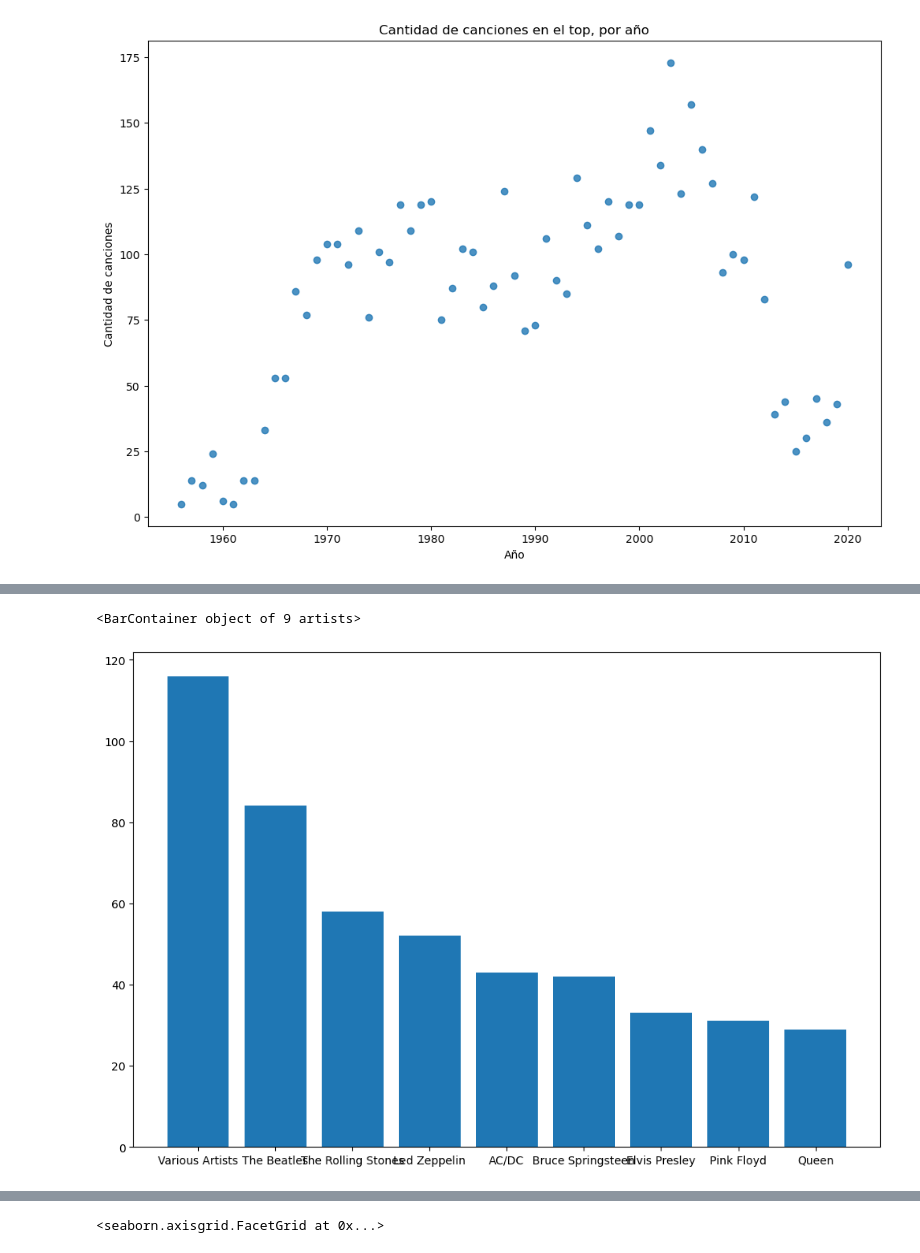
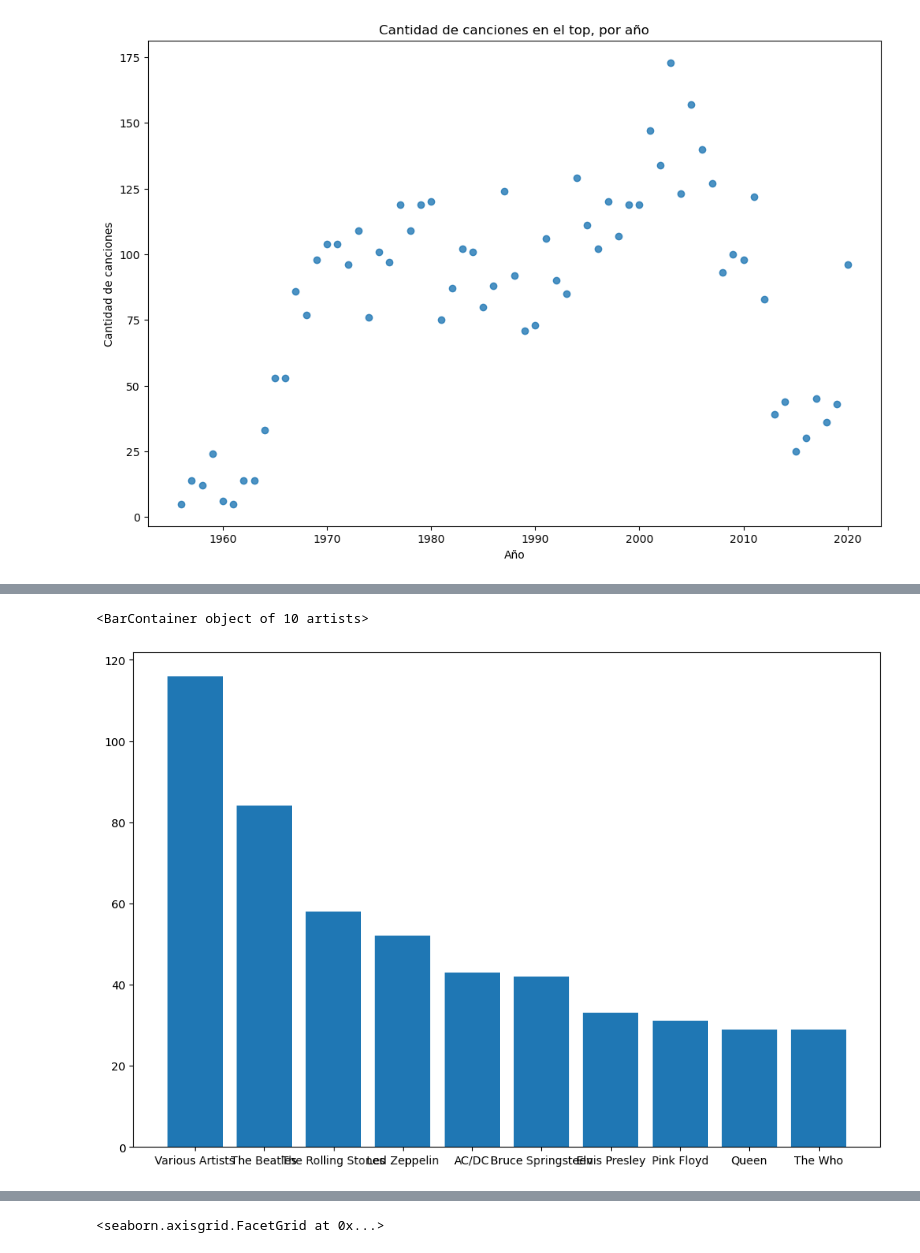
Before and after one commit to Jmgaz/Desaf-o_1_Data_Science, a Jupyter notebook: Desafio2.ipynb, the cells around one changed output, grey strips where cells are left out. Drawn from its saved outputs; the diff is of its cells as text; code cells hidden in the pictures.

```diff
--- a/Desafio2.ipynb
+++ b/Desafio2.ipynb
@@ -267,11 +219,11 @@ Text(0, 0.5, 'Cantidad de canciones')
 # %%
 
 import numpy as np
 banda = df3['artist'].value_counts()
-banda[0:9]
+banda[0:10]
 
 fig3, ax3 = plt.subplots(figsize=(12, 8))
-ax3.bar(banda.index[0:9],banda[0:9],label='Bandas con mas canciones en el top')
+ax3.bar(banda.index[0:10],banda[0:10],label='Bandas con mas canciones en el top')
 # %% [output]
-<BarContainer object of 9 artists>
+<BarContainer object of 10 artists>
-[figure, old version]
+[figure, new version]
```
Also changed, not shown: parts of 11 cells of this notebook.
